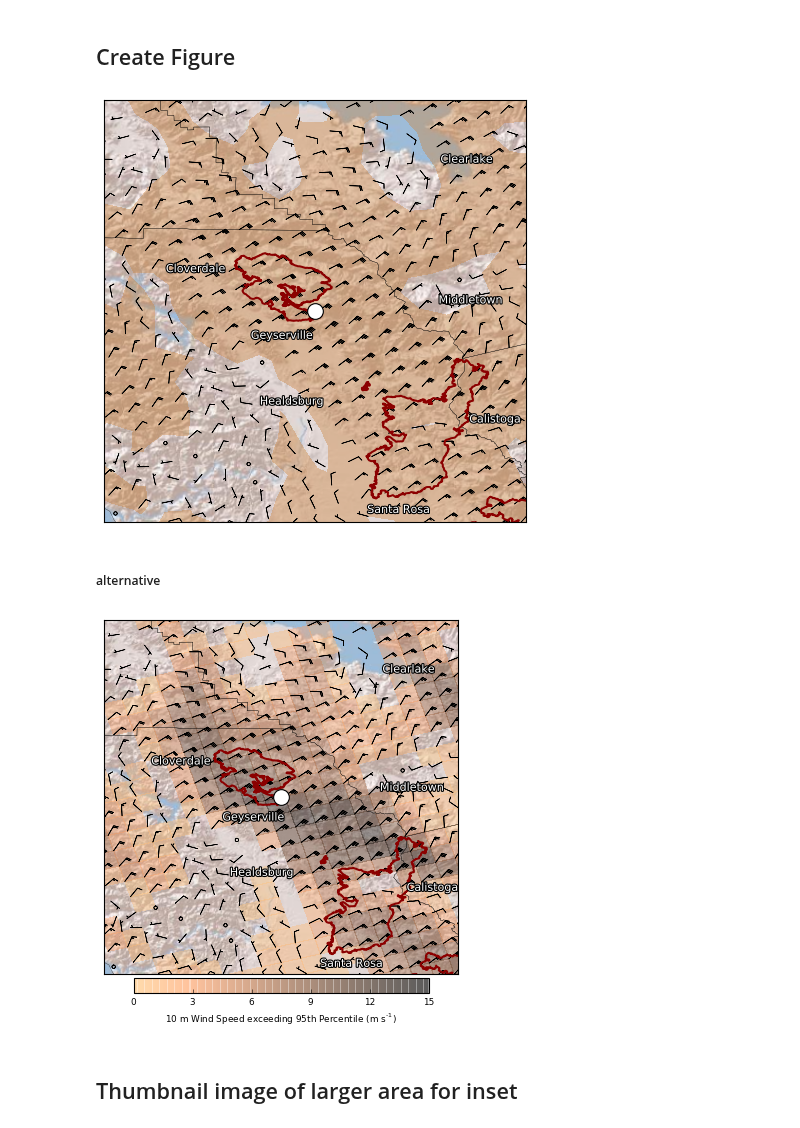
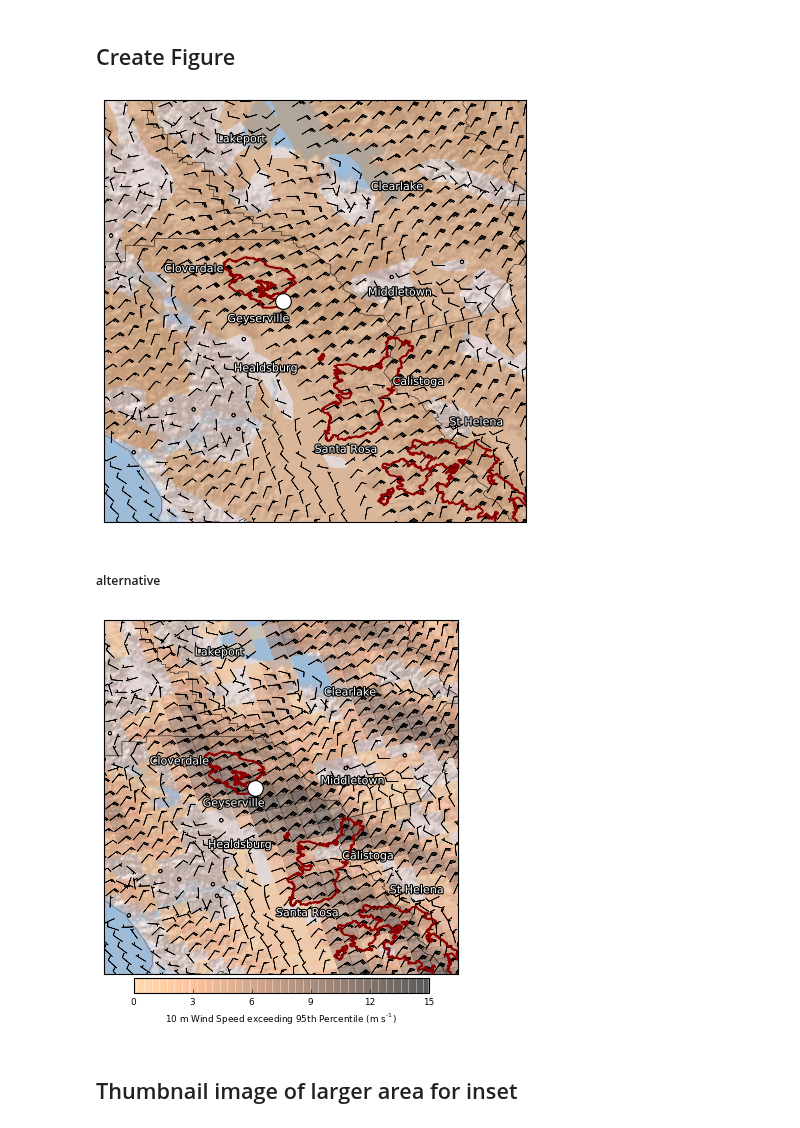
Before and after one commit to blaylockbk/pyBKB_v2, a Jupyter notebook: publications/OSG_Paper/Fig_07_Area-map-HRRR-winds-greater-than-p95.ipynb, the cells around one changed output. Cells and saved outputs as stored; diff of their text form; code cells hidden in the pictures.

```diff
--- a/publications/OSG_Paper/Fig_07_Area-map-HRRR-winds-greater-than-p95.ipynb
+++ b/publications/OSG_Paper/Fig_07_Area-map-HRRR-winds-greater-than-p95.ipynb
@@ -75,9 +75,11 @@ x = point[0][0]
 y = point[1][0]
 # %%
 # Create Map Object
+mapCenterLat = MWlat-.02
+mapCenterLon = MWlon+.06
 m = Basemap(projection='cyl', resolution='f', area_thresh=1000,
-            llcrnrlon=MWlon-.3,  urcrnrlon=MWlon+.3,
-            llcrnrlat=MWlat-.3, urcrnrlat=MWlat+.3)
+            llcrnrlon=mapCenterLon-.4,  urcrnrlon=mapCenterLon+.4,
+            llcrnrlat=mapCenterLat-.4, urcrnrlat=mapCenterLat+.4)
 # %% [markdown]
 ## Retrieve HRRR data
 # %%
@@ -150,7 +152,7 @@ m.contourf(lon, lat, speed-p95,
 
 # Wind barbs
 # Cut box for plotting barbs
-bfr=15
+bfr=20
 thin=1
 Cgridlat = lat[x-bfr:x+bfr, y-bfr:y+bfr]
 Cgridlon = lon[x-bfr:x+bfr, y-bfr:y+bfr]
@@ -178,40 +180,42 @@ if add_cities:
               'Cloverdale': (38.794959, -123.006450),
               'Middletown': (38.750411, -122.615162),
               'Clearlake': (38.950727, -122.620816),
-              'Calistoga': (38.580932, -122.580472)}
+              'Calistoga': (38.580932, -122.580472),
+              'Lakeport': (39.041253, -122.916597),
+              'St Helena': (38.504001, -122.470278)}
 
     import matplotlib.patheffects as path_effects
     for c in cities:
         text = plt.text(cities[c][1], cities[c][0], c,
                         color='white', ha='center', va='center')
         text.set_path_effects([path_effects.Stroke(linewidth=2, foreground='black'),
                                path_effects.Normal()])
 
 
 if add_fireperim:
     pocket = '/uufs/chpc.utah.edu/common/home/u0553130/oper/HRRR_fires/fire_shapefiles/2017_pocket/ca_pocket_20171025_2130_dd83'
     m.readshapefile(pocket, 'pocket', drawbounds=False)
 
     tubbs = '/uufs/chpc.utah.edu/common/home/u0553130/oper/HRRR_fires/fire_shapefiles/2017_tubbs/ca_tubbs_20171025_2130_dd83'
     m.readshapefile(tubbs, 'tubbs', drawbounds=False)
 
     nuns = '/uufs/chpc.utah.edu/common/home/u0553130/oper/HRRR_fires/fire_shapefiles/2017_nuns/ca_nuns_20171025_2130_dd83'
     m.readshapefile(nuns, 'nuns', drawbounds=False)
 
     for info, shape in zip(m.pocket, m.pocket):
         fire_x, fir_y = zip(*shape)
         m.plot(fire_x, fir_y, marker=None, color='darkred')
     for info, shape in zip(m.tubbs, m.tubbs):
         fire_x, fir_y = zip(*shape)
         m.plot(fire_x, fir_y, marker=None, color='darkred')
     for info, shape in zip(m.nuns, m.nuns):
         fire_x, fir_y = zip(*shape)
         m.plot(fire_x, fir_y, marker=None, color='darkred')
 
 
 plt.savefig('./figs/Fig_07_Area-map-HRRR-winds_greater_than_p95p100')
 # %% [output]
-[figure, old version]
+[figure, new version]
 # %% [markdown]
 ##### alternative
 # %%
@@ -239,7 +243,7 @@ cb.set_ticks([range(0,16,3)])
 
 # Wind barbs
 # Cut box for plotting barbs
-bfr=15
+bfr=20
 thin=1
 Cgridlat = lat[x-bfr:x+bfr, y-bfr:y+bfr]
 Cgridlon = lon[x-bfr:x+bfr, y-bfr:y+bfr]
@@ -267,7 +271,9 @@ if add_cities:
               'Cloverdale': (38.794959, -123.006450),
               'Middletown': (38.750411, -122.615162),
               'Clearlake': (38.950727, -122.620816),
-              'Calistoga': (38.580932, -122.580472)}
+              'Calistoga': (38.580932, -122.580472),
+              'Lakeport': (39.041253, -122.916597),
+              'St Helena': (38.504001, -122.470278)}
 
     import matplotlib.patheffects as path_effects
     for c in cities:
@@ -299,7 +305,7 @@ if add_fireperim:
 
 plt.savefig('./figs/Fig_07_alt_Area-map-HRRR-winds_greater_than_p95p100')
 # %% [output]
-[figure, old version]
+[figure, new version]
 # %% [markdown]
 ## Thumbnail image of larger area for inset
 # %%
```
Also changed, not shown: 6 other files.
